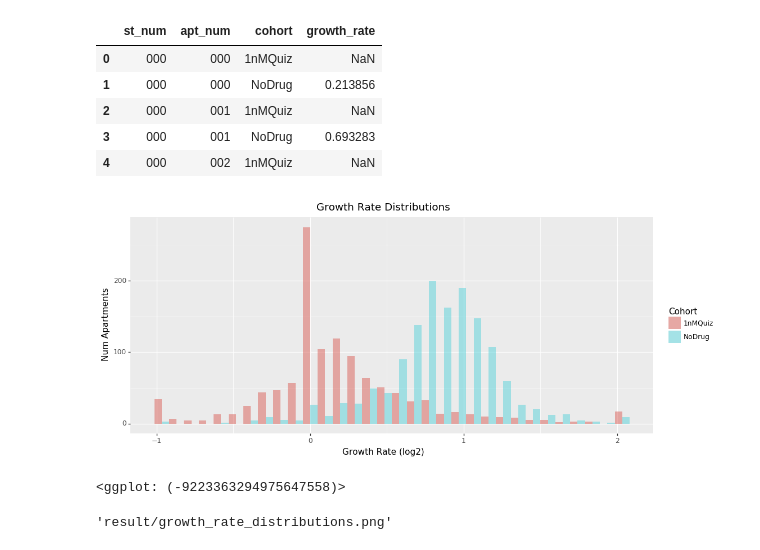
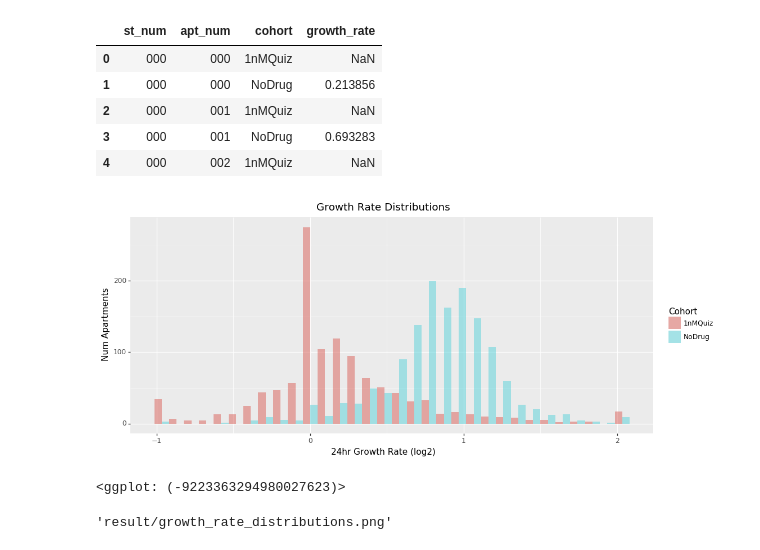
Before and after one commit to hammerlab/SmartCount, a Jupyter notebook: python/notebook/application/cell_quantification/cell_quantification_analysis.ipynb, the cells around one changed output. Drawn from its saved outputs; the diff is of its cells as text; code cells hidden in the pictures.

```diff
--- a/python/notebook/application/cell_quantification/cell_quantification_analysis.ipynb
+++ b/python/notebook/application/cell_quantification/cell_quantification_analysis.ipynb
@@ -121,20 +121,20 @@ df_growth.head()
 # %%
 df_plt = df_growth.copy()
 df_plt = df_plt[df_plt['growth_rate'].notnull()]
 df_plt['growth_rate'] = df_plt['growth_rate'].clip(-1, 2)
 p = (
     pn.ggplot(df_plt, pn.aes(x='growth_rate', fill='cohort')) +
     pn.geom_histogram(alpha=.5, position='dodge', bins=32) +
     pn.scale_fill_discrete(guide=pn.guide_legend(title='Cohort')) +
     pn.theme(figure_size=(12, 5)) +
-    pn.xlab('Growth Rate (log2)') +
+    pn.xlab('24hr Growth Rate (log2)') +
     pn.ylab('Num Apartments') +
     pn.ggtitle('Growth Rate Distributions')
 )
 p
 # %% [output]
-[figure, old version]
+[figure, new version]
-<ggplot: (-9223363294975647558)>
+<ggplot: (-9223363294980027623)>
 # %%
 path = osp.join(result_dir, 'growth_rate_distributions.png')
 pn.ggsave(p, path)
```
Also changed, not shown: 2 other files.
